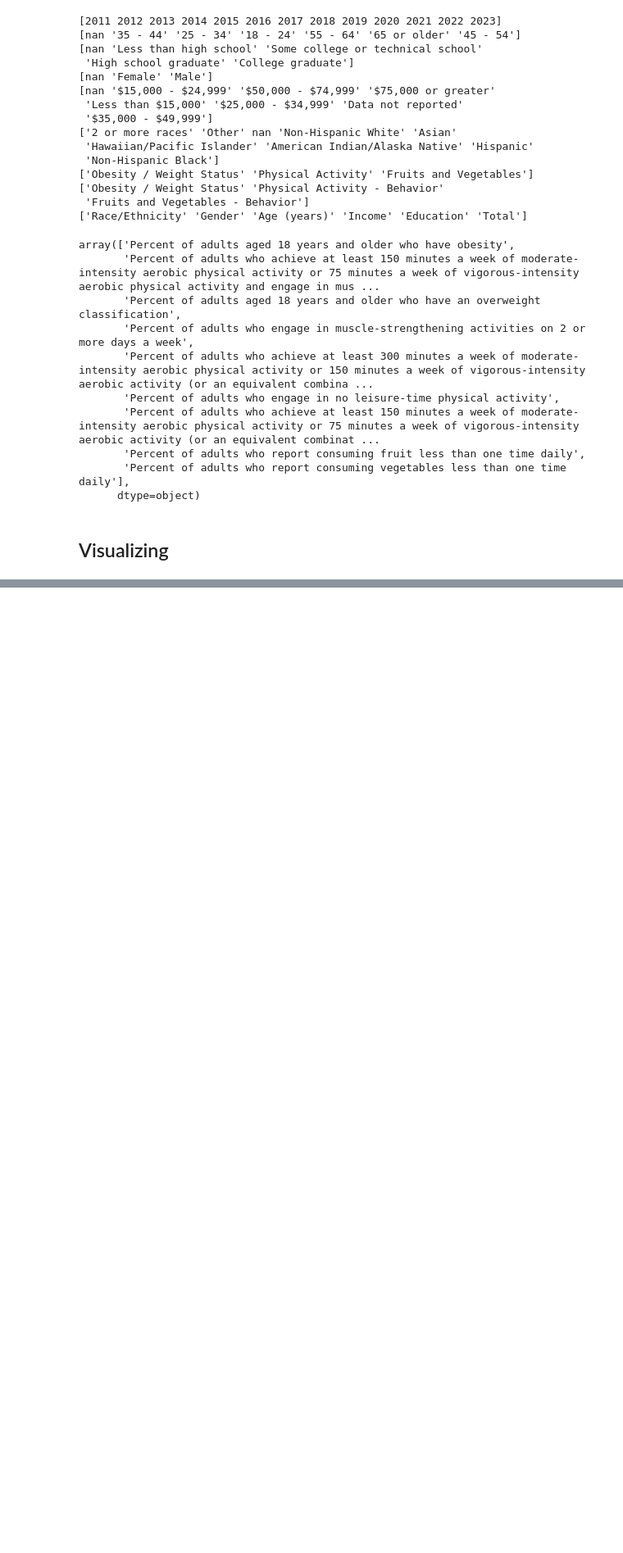
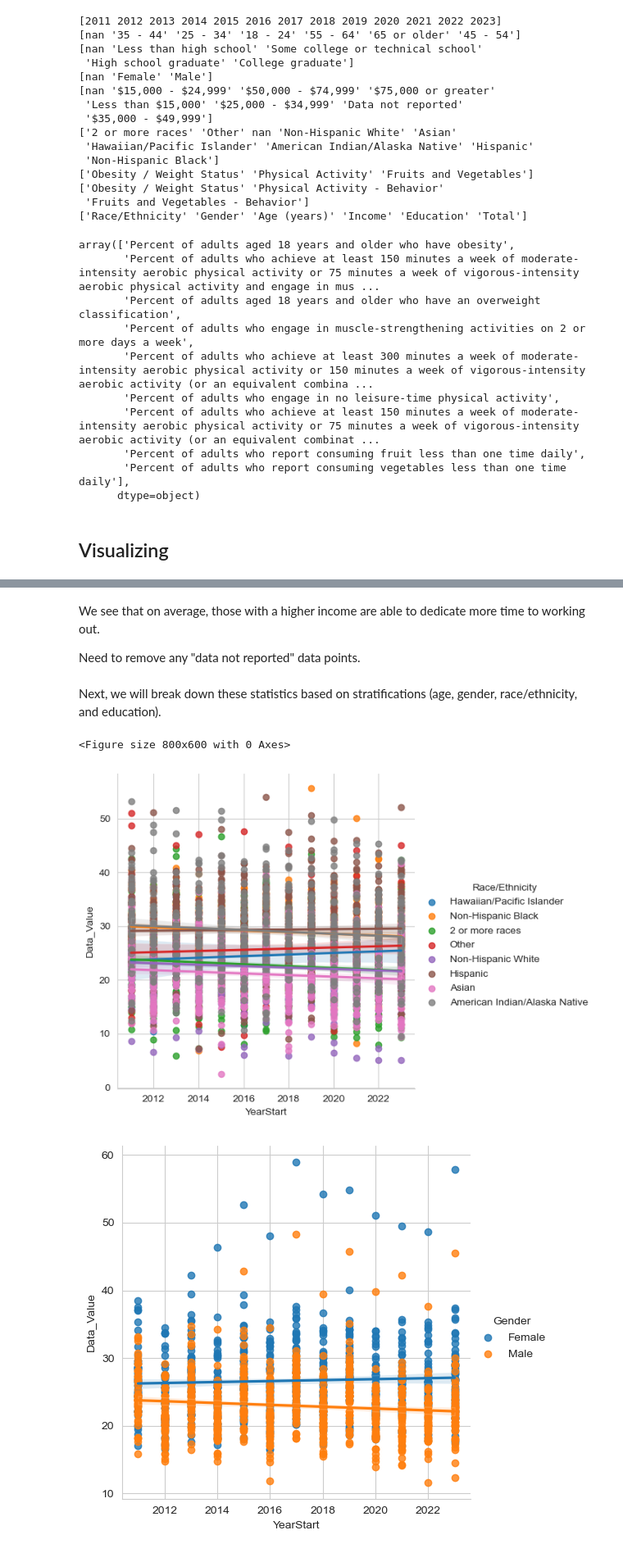
Before and after one commit to INFO-511-F24/final-project-TheOutliers, a Jupyter notebook: Code-Notebooks/Workspace_VSJ.ipynb, the cells around one changed output, grey strips where cells are left out. Shown: that part at 82% size. Saved outputs shown, nothing was run; the diff lists cells and outputs as text; code cells hidden in the pictures; blank space fills up the shorter version.

```diff
--- a/Code-Notebooks/Workspace_VSJ.ipynb
+++ b/Code-Notebooks/Workspace_VSJ.ipynb
@@ -108,0 +120,43 @@ plt.show()
+# %% [markdown]
+We see that on average, those with a higher income are able to dedicate more time to working out.
+
+Need to remove any "data not reported" data points.
+# %% [markdown]
+Next, we will break down these statistics based on stratifications (age, gender, race/ethnicity, and education).
+# %%
+# looking at question "Percent of adults who engage in no leisure-time physical activity"
+
+# Stratified by race
+nutrition_noleisuretime_race = nutrition_noleisuretime[nutrition_noleisuretime['StratificationCategory1']=='Race/Ethnicity']
+
+# Stratified by gender
+nutrition_noleisuretime_gender = nutrition_noleisuretime[nutrition_noleisuretime['StratificationCategory1']=='Gender']
+
+# Stratified by age
+nutrition_noleisuretime_age = nutrition_noleisuretime[nutrition_noleisuretime['StratificationCategory1']=='Age (years)']
+
+# Stratified by education
+nutrition_noleisuretime_ed = nutrition_noleisuretime[nutrition_noleisuretime['StratificationCategory1']=='Education']
+# %%
+# setting up for plot
+sns.set_style('whitegrid')
+plt.figure(figsize=(8,6))
+
+
+sns.lmplot(data=nutrition_noleisuretime_race, x="YearStart", y="Data_Value", hue="Race/Ethnicity")
+plt.show()
+
+
+sns.lmplot(data=nutrition_noleisuretime_gender, x="YearStart", y="Data_Value", hue="Gender")
+plt.show()
+
+
+sns.lmplot(data=nutrition_noleisuretime_age, x="YearStart", y="Data_Value", hue="Age(years)")
+plt.show()
+
+sns.lmplot(data=nutrition_noleisuretime_ed, x="YearStart", y="Data_Value", hue="Education")
+plt.show()
+# %% [output]
+<Figure size 800x600 with 0 Axes>
+[figure, added]
+[figure, added]
```
Also changed, not shown: parts of 4 cells of this notebook.
